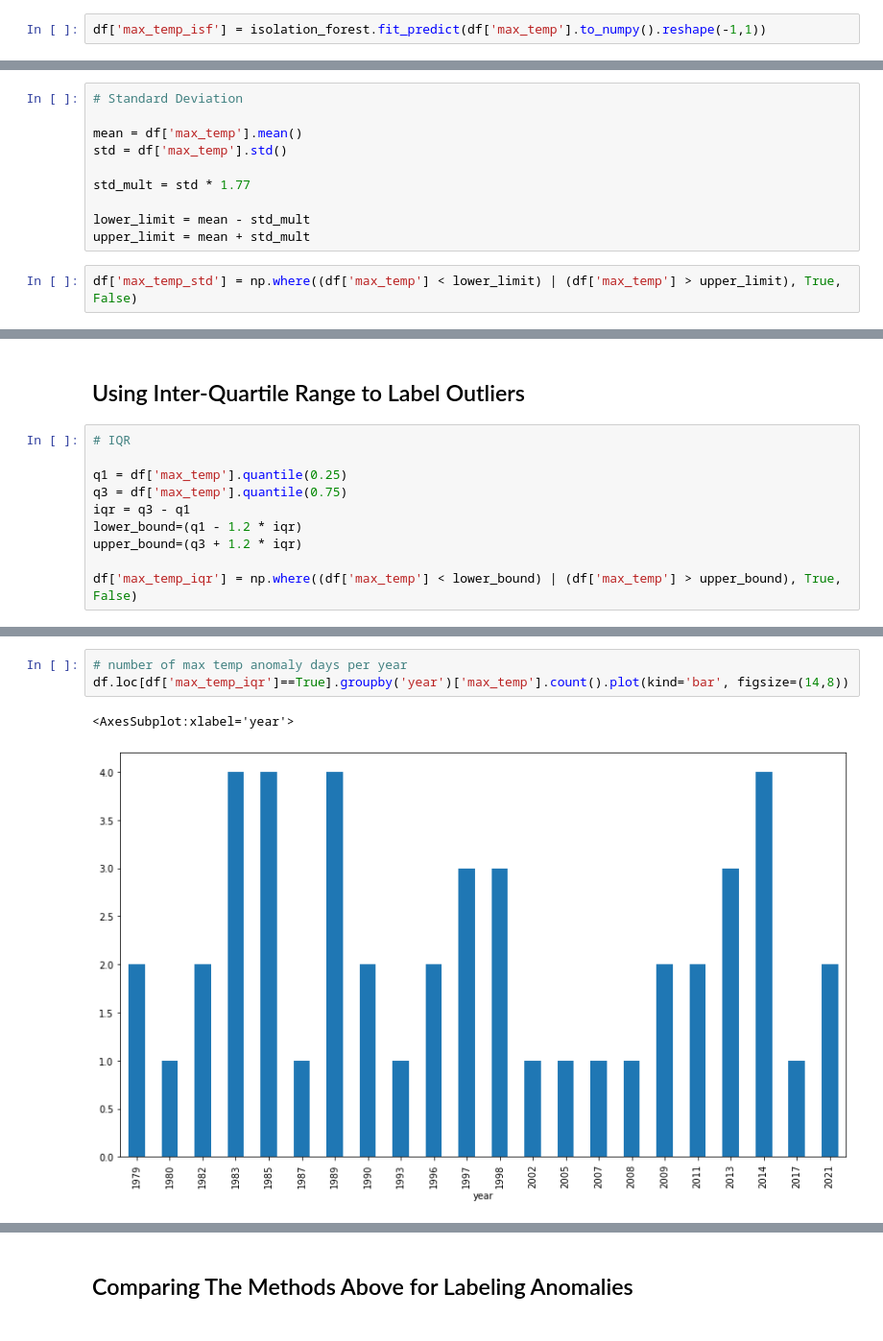
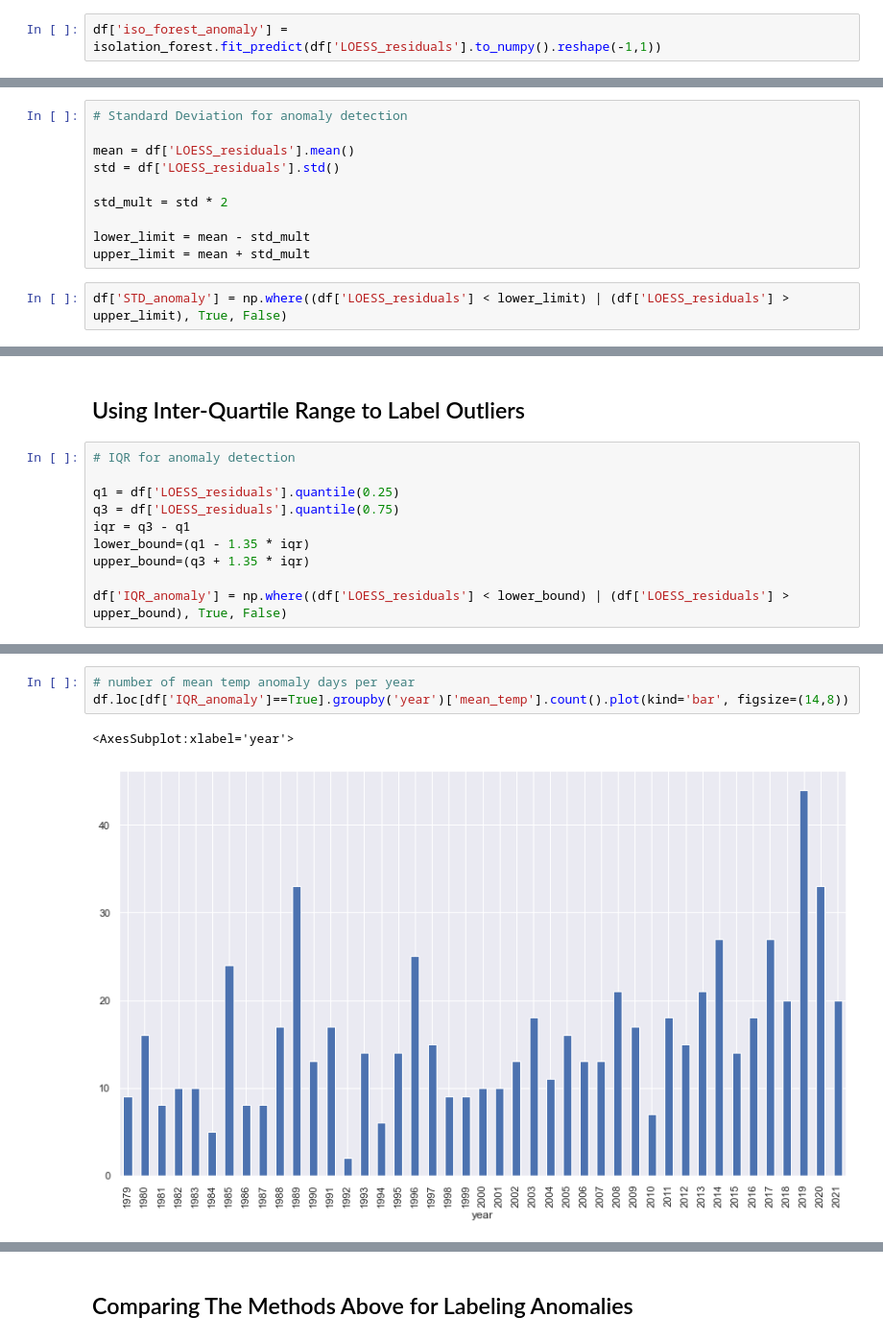
Before and after one commit to joseph-cavarretta/projects, a Jupyter notebook: DS_projects/weather_model/weather_eda.ipynb, the cells around one changed output, grey strips where cells are left out. Shown at 96% size. Cells and saved outputs as stored; diff of their text form.

Commit message:
Completed weather model with isolation forest

```diff
--- a/DS_projects/weather_model/weather_eda.ipynb
+++ b/DS_projects/weather_model/weather_eda.ipynb
@@ -212,4 +243,4 @@ isolation_forest.fit(df['max_temp'].to_numpy().reshape(-1,1))
 # %% [output]
 IsolationForest(contamination=0.05, n_jobs=-1)
 # %%
-df['max_temp_isf'] = isolation_forest.fit_predict(df['max_temp'].to_numpy().reshape(-1,1))
+df['iso_forest_anomaly'] = isolation_forest.fit_predict(df['LOESS_residuals'].to_numpy().reshape(-1,1))
@@ -240,15 +260,15 @@ df.loc[df['max_temp_isf']==-1].groupby('year')['max_temp'].count().plot(kind='ba
 # %% [markdown]
 ## Using Standard Deviation to Label Outliers
 # %%
-# Standard Deviation
+# Standard Deviation for anomaly detection
 
-mean = df['max_temp'].mean()
-std = df['max_temp'].std()
+mean = df['LOESS_residuals'].mean()
+std = df['LOESS_residuals'].std()
 
-std_mult = std * 1.77
+std_mult = std * 2
 
 lower_limit = mean - std_mult
 upper_limit = mean + std_mult
 # %%
-df['max_temp_std'] = np.where((df['max_temp'] < lower_limit) | (df['max_temp'] > upper_limit), True, False)
+df['STD_anomaly'] = np.where((df['LOESS_residuals'] < lower_limit) | (df['LOESS_residuals'] > upper_limit), True, False)
 # %%
@@ -266,13 +286,13 @@ df.loc[df['max_temp_std']==True].groupby('year')['max_temp'].count().plot(kind='
 # %% [markdown]
 ## Using Inter-Quartile Range to Label Outliers
 # %%
-# IQR
+# IQR for anomaly detection
 
-q1 = df['max_temp'].quantile(0.25)
-q3 = df['max_temp'].quantile(0.75)
+q1 = df['LOESS_residuals'].quantile(0.25)
+q3 = df['LOESS_residuals'].quantile(0.75)
 iqr = q3 - q1
-lower_bound=(q1 - 1.2 * iqr)
-upper_bound=(q3 + 1.2 * iqr)
+lower_bound=(q1 - 1.35 * iqr)
+upper_bound=(q3 + 1.35 * iqr)
 
-df['max_temp_iqr'] = np.where((df['max_temp'] < lower_bound) | (df['max_temp'] > upper_bound), True, False)
+df['IQR_anomaly'] = np.where((df['LOESS_residuals'] < lower_bound) | (df['LOESS_residuals'] > upper_bound), True, False)
 # %%
@@ -284,6 +304,6 @@ Name: max_temp_iqr, dtype: int64
 # %%
-# number of max temp anomaly days per year
-df.loc[df['max_temp_iqr']==True].groupby('year')['max_temp'].count().plot(kind='bar', figsize=(14,8))
+# number of mean temp anomaly days per year
+df.loc[df['IQR_anomaly']==True].groupby('year')['mean_temp'].count().plot(kind='bar', figsize=(14,8))
 # %% [output]
 <AxesSubplot:xlabel='year'>
-[figure, old version]
+[figure, new version]
```
Also changed, not shown: parts of 26 cells of this notebook, 7 other files.
